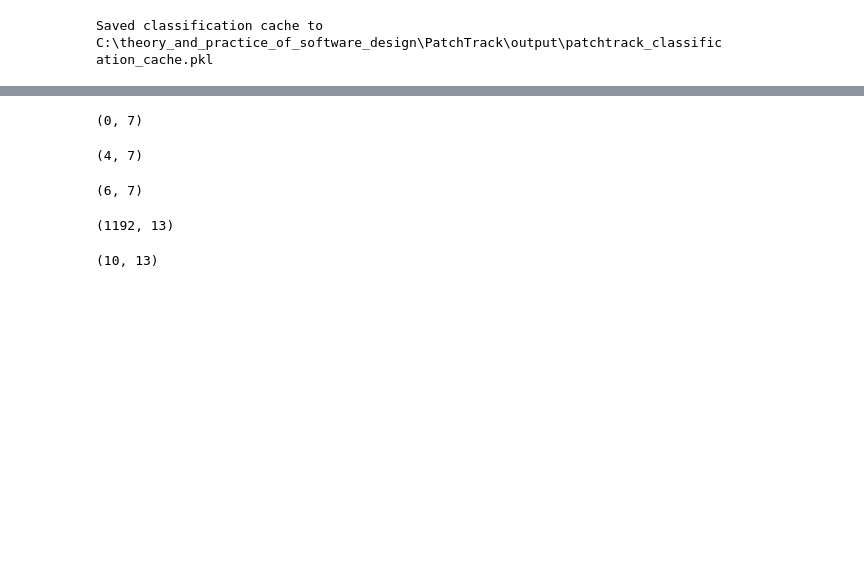
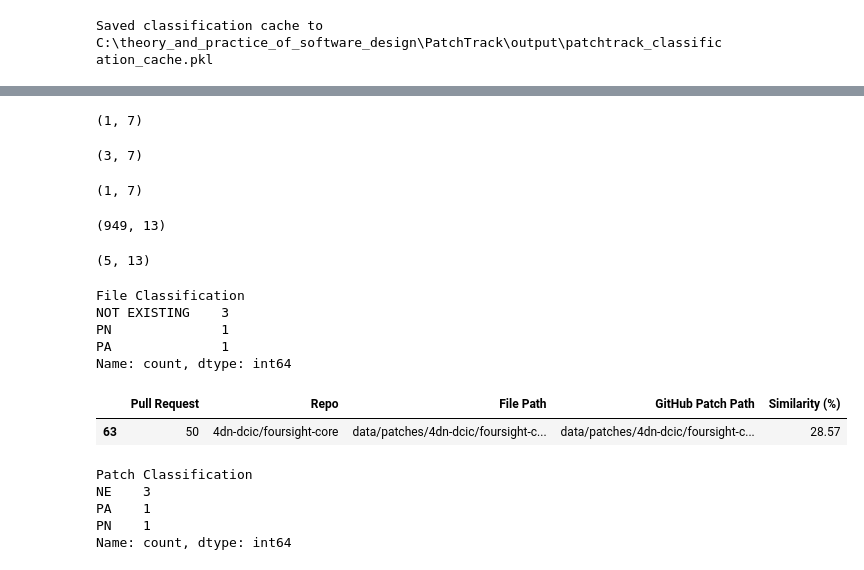
Before and after one commit to AD12334/PatchTrack, a Jupyter notebook: notebooks/run_experiment.ipynb, the cells around one changed output, grey strips where cells are left out. Saved outputs shown, nothing was run; the diff lists cells and outputs as text; code cells hidden in the pictures; blank space fills up the shorter version.

```diff
--- a/notebooks/run_experiment.ipynb
+++ b/notebooks/run_experiment.ipynb
@@ -80,11 +83,18 @@ patch_classes = experiment.get_df_patch_classes()
 # skip the expensive classify cell, then run this cell to restore the results.
 import pickle
 
+CLASSIFICATION_CACHE_VERSION = 2
 classification_cache = repo_root / "output" / "patchtrack_classification_cache.pkl"
 classification_cache.parent.mkdir(parents=True, exist_ok=True)
 
 if experiment.df_patch_classes is not None:
+    if globals().get("classification_cache_version") != CLASSIFICATION_CACHE_VERSION:
+        raise RuntimeError(
+            "Classification results were not recomputed with the current "
+            "classifier. Run the classify cell before saving this cache."
+        )
     classification_state = {
+        "cache_version": CLASSIFICATION_CACHE_VERSION,
         "result_dict": experiment.result_dict,
         "pr_classifications": experiment.pr_classifications,
         "df_files_classes": experiment.df_files_classes,
@@ -102,6 +112,12 @@ else:
         )
     with classification_cache.open("rb") as cache_file:
         classification_state = pickle.load(cache_file)
+    if classification_state.get("cache_version") != CLASSIFICATION_CACHE_VERSION:
+        raise RuntimeError(
+            "The classification cache is outdated and predates the corrected "
+            "n-gram matching. Run the classify cell, then run this cell to "
+            "create a new cache."
+        )
     experiment.result_dict = classification_state["result_dict"]
     experiment.pr_classifications = classification_state["pr_classifications"]
     experiment.df_files_classes = classification_state["df_files_classes"]
@@ -131,14 +147,14 @@ PA = PA.drop_duplicates(subset=['Pull Request', 'Repo'])
 PA.to_csv(f'output/N{constant.NGRAM_SIZE}_PA_PATCH.csv', index=False)
 PA.shape
 # %% [output]
-(0, 7)
+(1, 7)
 # %%
 NE = patch_classes[patch_classes['Patch Classification'] == 'NE']
 NE = NE.drop_duplicates(subset=['Pull Request', 'Repo'])
 NE.to_csv(f'output/N{constant.NGRAM_SIZE}_NE_PATCH.csv', index=False)
 NE.shape
 # %% [output]
-(4, 7)
+(3, 7)
 # %%
 patch_classes = experiment.get_df_patch_classes()
 PN = patch_classes[patch_classes['Patch Classification'] == 'PN']
@@ -146,7 +162,7 @@ PN = PN.drop_duplicates(subset=['Pull Request', 'Repo'])
 PN.to_csv(f'output/N{constant.NGRAM_SIZE}_PN_PATCH.csv', index=False)
 PN.shape
 # %% [output]
-(6, 7)
+(1, 7)
 # %%
 d = experiment.get_df_file_classes()
 if d is None:
@@ -154,7 +170,7 @@ if d is None:
 d.to_csv(f'output/N{constant.NGRAM_SIZE}_ALL_PATCH_WITH_DUPLICATES.csv', index=False)
 d.shape
 # %% [output]
-(1192, 13)
+(949, 13)
 # %%
 df = experiment.get_df_file_classes()
 if df is None:
@@ -163,7 +179,24 @@ df.drop_duplicates(subset=['Pull Request', 'Repo'], inplace=True)
 df.to_csv(f'output/N{constant.NGRAM_SIZE}_ALL_PATCH.csv', index=False)
 df.shape
 # %% [output]
-(10, 13)
+(5, 13)
+# %%
+file_classes = experiment.get_df_file_classes()
+print(file_classes["File Classification"].value_counts(dropna=False))
+display(
+    file_classes.loc[
+        file_classes["File Classification"].eq("PA"),
+        ["Pull Request", "Repo", "File Path", "GitHub Patch Path", "Similarity (%)"]
+    ]
+)
+# %% [output]
+File Classification
+NOT EXISTING    3
+PN              1
+PA              1
+Name: count, dtype: int64
+|  | Pull Request | Repo | File Path | GitHub Patch Path | Similarity (%) |
+| 63 | 50 | 4dn-dcic/foursight-core | data/patches/4dn-dcic/foursight-c... | data/patches/4dn-dcic/foursight-c... | 28.57 |
 # %%
 import plotly.graph_objects as go
 
@@ -244,6 +277,15 @@ fig.update_layout(
 ))
 fig.show()
 # fig.write_image("classification.pdf", width=650, height=350)
+# %%
+unique_prs = patch_classes.drop_duplicates(subset=["Pull Request", "Repo"])
+unique_prs["Patch Classification"].value_counts()
+# %% [output]
+Patch Classification
+NE    3
+PA    1
+PN    1
+Name: count, dtype: int64
 # %%
 # Create the bar chart and modify as per the instructions
 fig = go.Figure(go.Bar(
```
Also changed, not shown: parts of 3 cells of this notebook, 11 other files.
